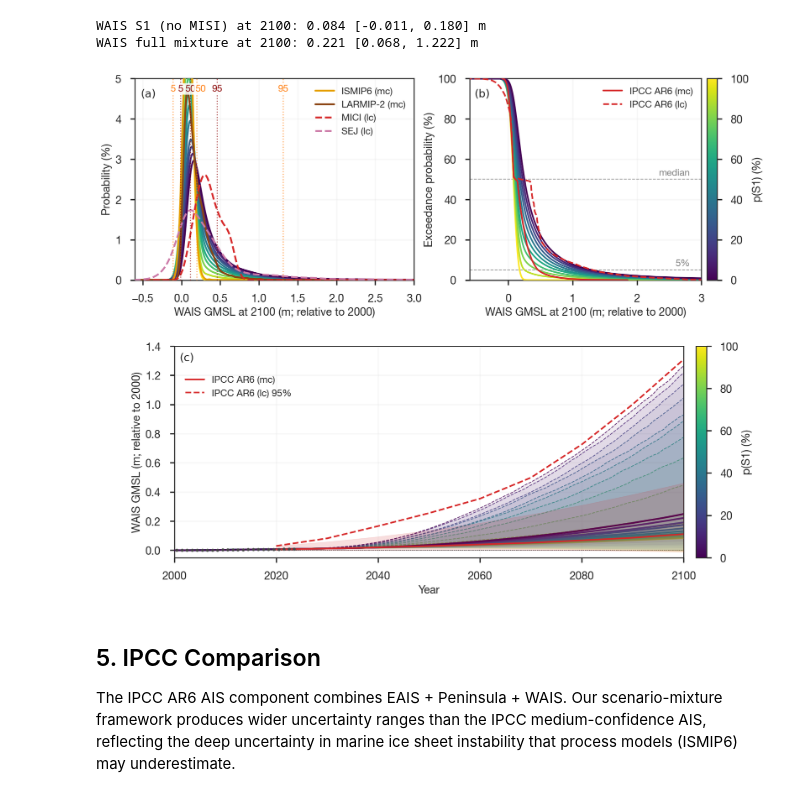
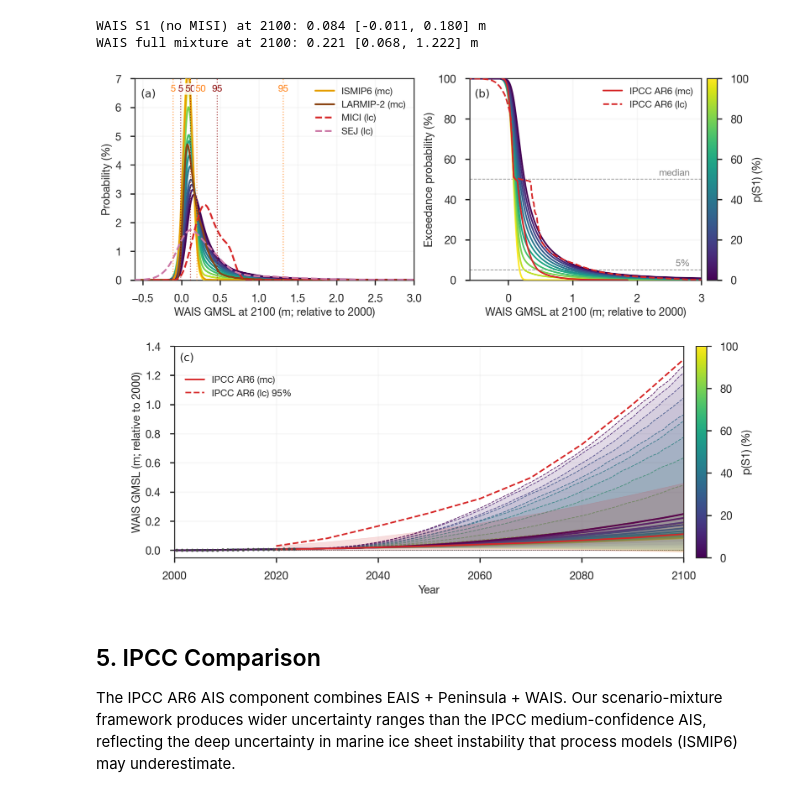
Before and after one commit to bminchew/GMSLR_forecast_v1, a Jupyter notebook: slr_forecast/notebooks/component_wais.ipynb, the cells around one changed output. Cells and saved outputs as stored; diff of their text form; code cells hidden in the pictures.

```diff
--- a/slr_forecast/notebooks/component_wais.ipynb
+++ b/slr_forecast/notebooks/component_wais.ipynb
@@ -1170,7 +1170,7 @@ if low_exc_vals_m is not None:
                 label='IPCC AR6 (lc)', zorder=20)
 
 # Fix the PDF panel's y-limit before placing text relative to it.
-ax_pdf.set_ylim(0, 5)
+ax_pdf.set_ylim(0, 7)
 
 # IPCC AR6 p-box percentile markers (exact assessed values from the
 # quantile arrays, not read off the constituent-workflow KDEs). White-
@@ -1313,34 +1313,34 @@ ax_proj.grid(True, alpha=0.2)
 ax_proj.tick_params(labelsize=LABEL_FONTSIZE)
 ax_proj.legend(fontsize=LEGEND_FONTSIZE, loc='upper left', bbox_to_anchor=(0.005, 0.90))
 ax_proj.text(0.01, 0.97, '(c)', transform=ax_proj.transAxes, fontsize=LABEL_FONTSIZE,
              family='DejaVu Sans', va='top', ha='left', zorder=40,
              bbox=dict(boxstyle='round,pad=0.2', facecolor='white', edgecolor='none', alpha=0.85))
 
 # Colorbar for panel (c) (same p(S1) -> viridis mapping as (a)/(b), shown
 # separately since it sits on its own row).
 _sweep_sm_c = plt.cm.ScalarMappable(cmap=_sweep_cmap, norm=mcolors.Normalize(vmin=0.0, vmax=1.0))
 _sweep_sm_c.set_array([])
 _cbar_c = fig.colorbar(_sweep_sm_c, ax=ax_proj, pad=0.02)
 _cbar_c.set_label('p(S1) (%)', fontsize=LABEL_FONTSIZE)
 _cbar_c.ax.tick_params(labelsize=LABEL_FONTSIZE)
 _cbar_c.ax.yaxis.set_major_formatter(mticker.PercentFormatter(xmax=1.0, decimals=0, symbol=''))
 
 plt.tight_layout()
 
 # Shift panel (c) -- and its colorbar -- 100 pts to the right.
 _dx_fig = (50 / 72) / fig.get_figwidth()
 _pos_proj = ax_proj.get_position()
 ax_proj.set_position([_pos_proj.x0 + _dx_fig, _pos_proj.y0,
                        _pos_proj.width, _pos_proj.height])
 _pos_cbar_c = _cbar_c.ax.get_position()
 _cbar_c.ax.set_position([_pos_cbar_c.x0 + _dx_fig, _pos_cbar_c.y0,
                           _pos_cbar_c.width, _pos_cbar_c.height])
 
 plt.savefig(f'{FIG_DIR}/component_wais_pdf_exceedance_ipcc_p_s1_sweep.png',
             dpi=150, bbox_inches='tight')
 plt.show()
 # %% [output]
-[figure, old version]
+[figure, new version]
 # %% [markdown]
 ## 5. IPCC Comparison
 
```
Also changed, not shown: parts of 2 cells of this notebook, 28 other files.
